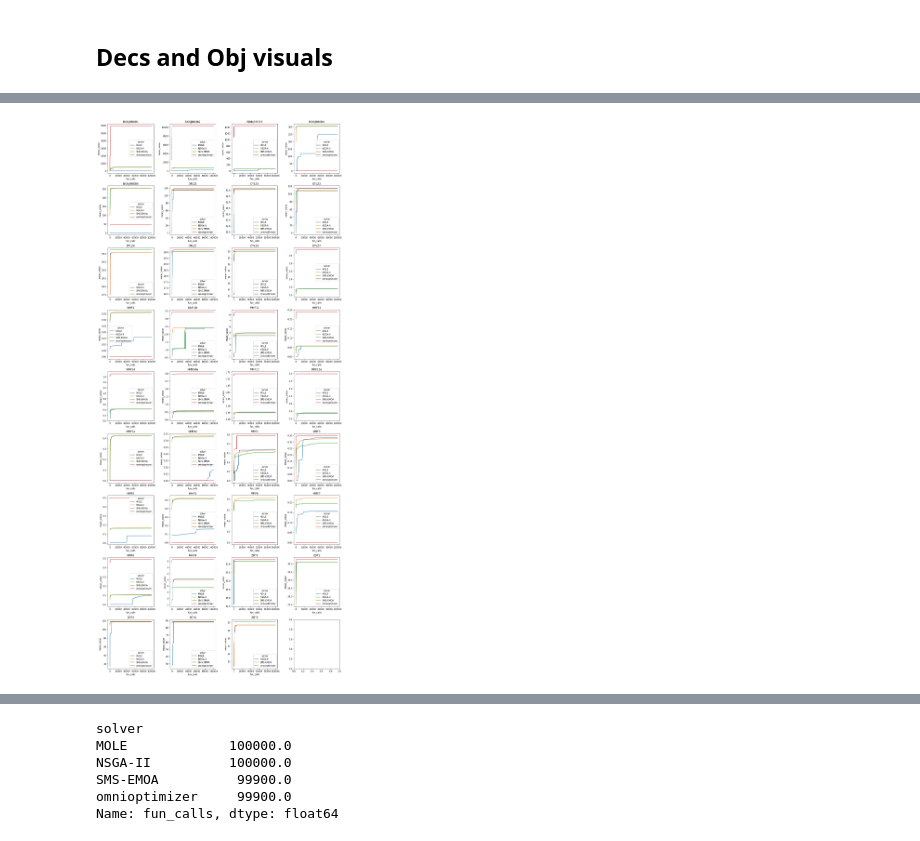
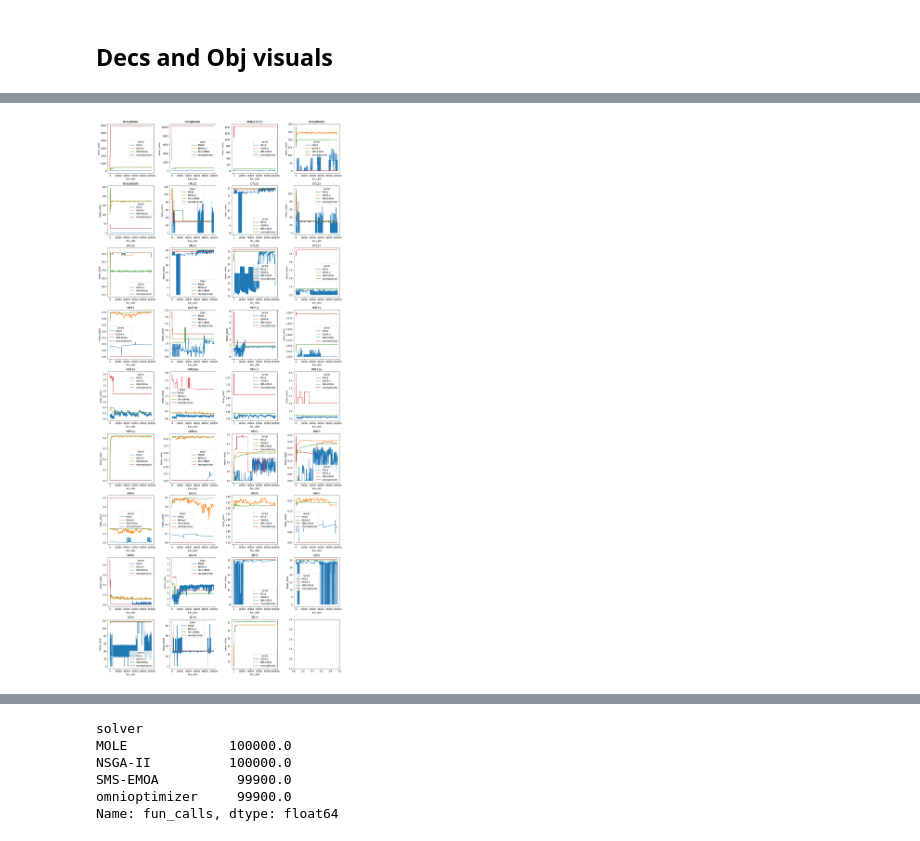
Before and after one commit to jeroenrook/BBE-experiments, a Jupyter notebook: experiments/03initialvisualisations/Analysis.ipynb, the cells around one changed output, grey strips where cells are left out. Cells and saved outputs as stored; diff of their text form; code cells hidden in the pictures.

```diff
--- a/experiments/03initialvisualisations/Analysis.ipynb
+++ b/experiments/03initialvisualisations/Analysis.ipynb
@@ -75,0 +55,3 @@ df.groupby(["solver","instance"]).size().unstack("solver")
+# %%
+tdf = df[(df["ABSE.HV.MEAN"] != 0) & (df["ABSE.JF.HV.MEAN"] == 0)]
+tdf.groupby(["solver","instance"]).size().unstack("solver")
@@ -258,21 +245,21 @@ df.head(5)
 # %%
 width = 4
 height = int(np.ceil(len(df["instance"].unique())/width))
 
 fix, axs = plt.subplots(height, width, figsize=(4*width, 4*height))
 
-for figid, (instance, gdf) in enumerate(df[df["type"]=="absec"].sort_values("instance").groupby("instance")):
+for figid, (instance, gdf) in enumerate(df[df["type"]=="abse"].sort_values("instance").groupby("instance")):
     gdf = gdf.sort_values("solver")
     #print(f"{figid}, {instance}")
     i = figid // width
     j = figid % width
     ax = axs[i][j]
     sns.lineplot(x="fun_calls", y="mean_value", hue="solver", ci=None, data=gdf, ax=ax)
     ax.set_title(instance)
 
-fig.suptitle("ABSE cummulative mean per instance")
+fig.suptitle("ABSE mean per instance")
 plt.tight_layout()
-plt.savefig("figures/abse_mean_cum_per_instance.pdf")
+plt.savefig("figures/abse_mean_per_instance.pdf")
 plt.show()
 # %% [output]
-[figure, old version]
+[figure, new version]
```
Also changed, not shown: parts of 18 cells of this notebook, 4 other files.
